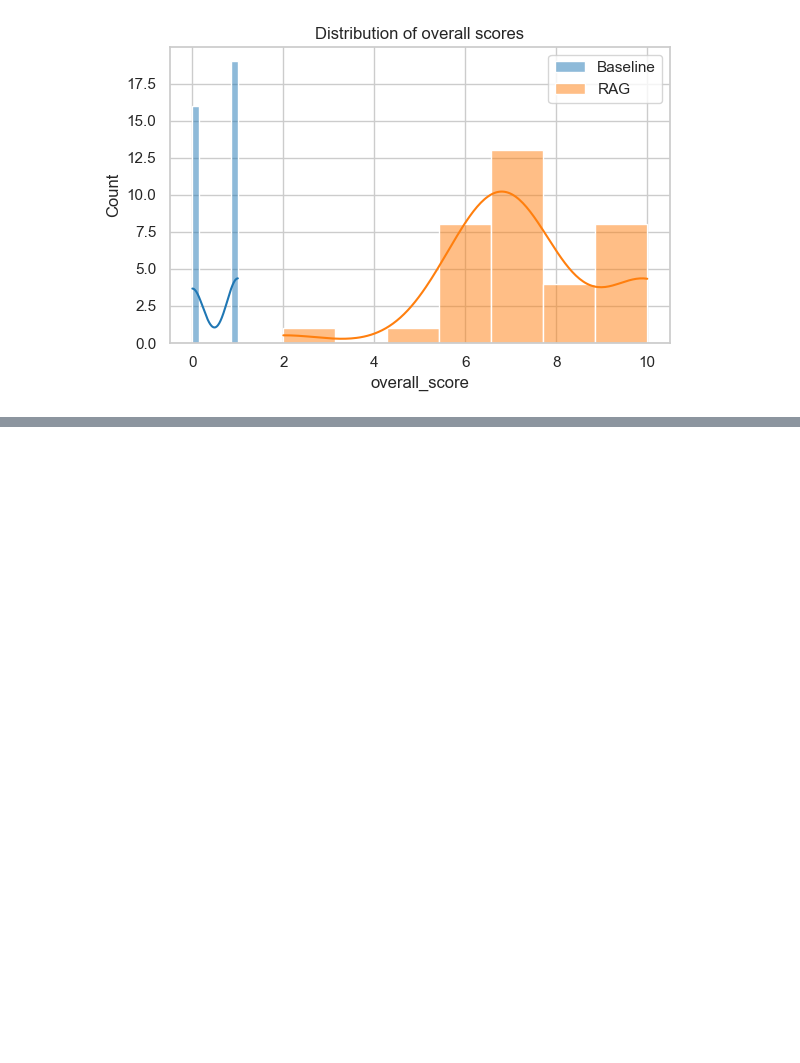
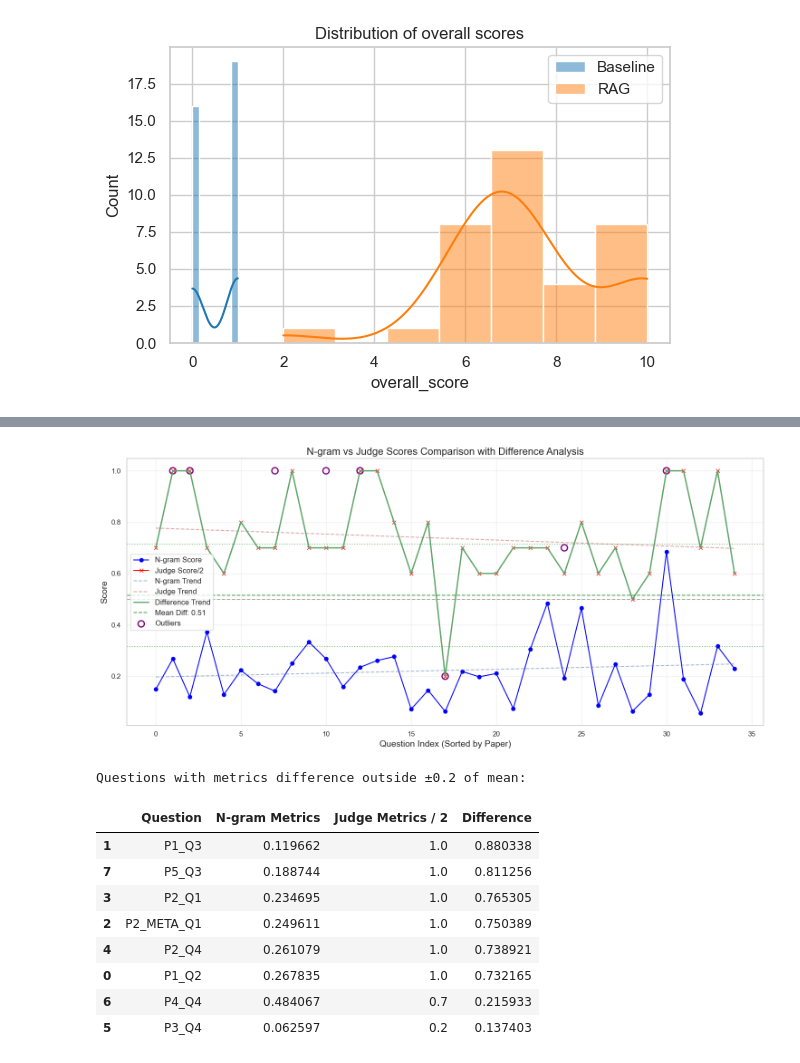
Before and after one commit to bennyhandball/Datenbanken, a Jupyter notebook: Experiment/evaluation.ipynb, the cells around one changed output, grey strips where cells are left out. Cells and saved outputs as stored; diff of their text form; code cells hidden in the pictures; blank space fills up the shorter version.

```diff
--- a/Experiment/evaluation.ipynb
+++ b/Experiment/evaluation.ipynb
@@ -290,0 +258,76 @@ NameError: name 'combined' is not defined
+# %%
+# Create a figure for the direct comparison with trend lines
+plt.figure(figsize=(15, 7))
+
+# Sort data by paper for consistent visualization
+rag_sorted = rag.copy().sort_values('paper')
+x_range = np.arange(len(rag_sorted))
+
+# Plot n-gram scores and judge scores
+plt.plot(x_range, rag_sorted['n_score'], 'o-', color='blue', label='N-gram Score')
+plt.plot(x_range, rag_sorted['judge_score']/2, 'x-', color='red', label='Judge Score/2')
+
+# Add trend lines
+z1 = np.polyfit(x_range, rag_sorted['n_score'], 1)
+p1 = np.poly1d(z1)
+plt.plot(x_range, p1(x_range), "b--", alpha=0.5, label='N-gram Trend')
+
+z2 = np.polyfit(x_range, rag_sorted['judge_score']/2, 1)
+p2 = np.poly1d(z2)
+plt.plot(x_range, p2(x_range), "r--", alpha=0.5, label='Judge Trend')
+
+# Calculate difference between metrics
+diff = rag_sorted['judge_score']/2 - rag_sorted['n_score']
+mean_diff = diff.mean()
+
+# Add difference trend line
+z_diff = np.polyfit(x_range, diff, 1)
+p_diff = np.poly1d(z_diff)
+plt.plot(x_range, rag_sorted['n_score'] + diff, "g-", linewidth=2, label='Difference Trend')
+
+# Add tolerance bands
+plt.axhline(y=mean_diff, color='green', linestyle='--', alpha=0.7, label=f'Mean Diff: {mean_diff:.2f}')
+plt.axhline(y=mean_diff+0.2, color='green', linestyle=':', alpha=0.5)
+plt.axhline(y=mean_diff-0.2, color='green', linestyle=':', alpha=0.5)
+
+# Identify outliers
+outliers = rag_sorted[(diff > mean_diff+0.2) | (diff < mean_diff-0.2)]
+plt.scatter(outliers.index, outliers['judge_score']/2, s=100, facecolors='none', edgecolors='purple',
+           linewidth=2, label='Outliers')
+
+# Add reference line
+plt.axhline(y=0.5, color='gray', linestyle='--', alpha=0.7)
+
+# Add labels and legend
+plt.title('N-gram vs Judge Scores Comparison with Difference Analysis', fontsize=16)
+plt.xlabel('Question Index (Sorted by Paper)', fontsize=14)
+plt.ylabel('Score', fontsize=14)
+plt.legend(fontsize=12)
+plt.grid(alpha=0.3)
+
+# Create DataFrame with outliers for reference
+outliers_df = pd.DataFrame({
+    'Question': rag_sorted.loc[outliers.index, 'question_id'].values,
+    'N-gram Metrics': outliers['n_score'].values,
+    'Judge Metrics / 2': outliers['judge_score'].values / 2,
+    'Difference': diff[outliers.index].values
+}).sort_values('Difference', ascending=False)
+
+plt.tight_layout()
+plt.show()
+
+# Display outliers table
+print("Questions with metrics difference outside ±0.2 of mean:")
+outliers_df
+# %% [output]
+[figure, added]
+Questions with metrics difference outside ±0.2 of mean:
+|  | Question | N-gram Metrics | Judge Metrics / 2 | Difference |
+| 1 | P1_Q3 | 0.119662 | 1.0 | 0.880338 |
+| 7 | P5_Q3 | 0.188744 | 1.0 | 0.811256 |
+| 3 | P2_Q1 | 0.234695 | 1.0 | 0.765305 |
+| 2 | P2_META_Q1 | 0.249611 | 1.0 | 0.750389 |
+| 4 | P2_Q4 | 0.261079 | 1.0 | 0.738921 |
+| 0 | P1_Q2 | 0.267835 | 1.0 | 0.732165 |
+| 6 | P4_Q4 | 0.484067 | 0.7 | 0.215933 |
+| 5 | P3_Q4 | 0.062597 | 0.2 | 0.137403 |
```
Also changed, not shown: parts of 5 cells of this notebook, 6 other files.
